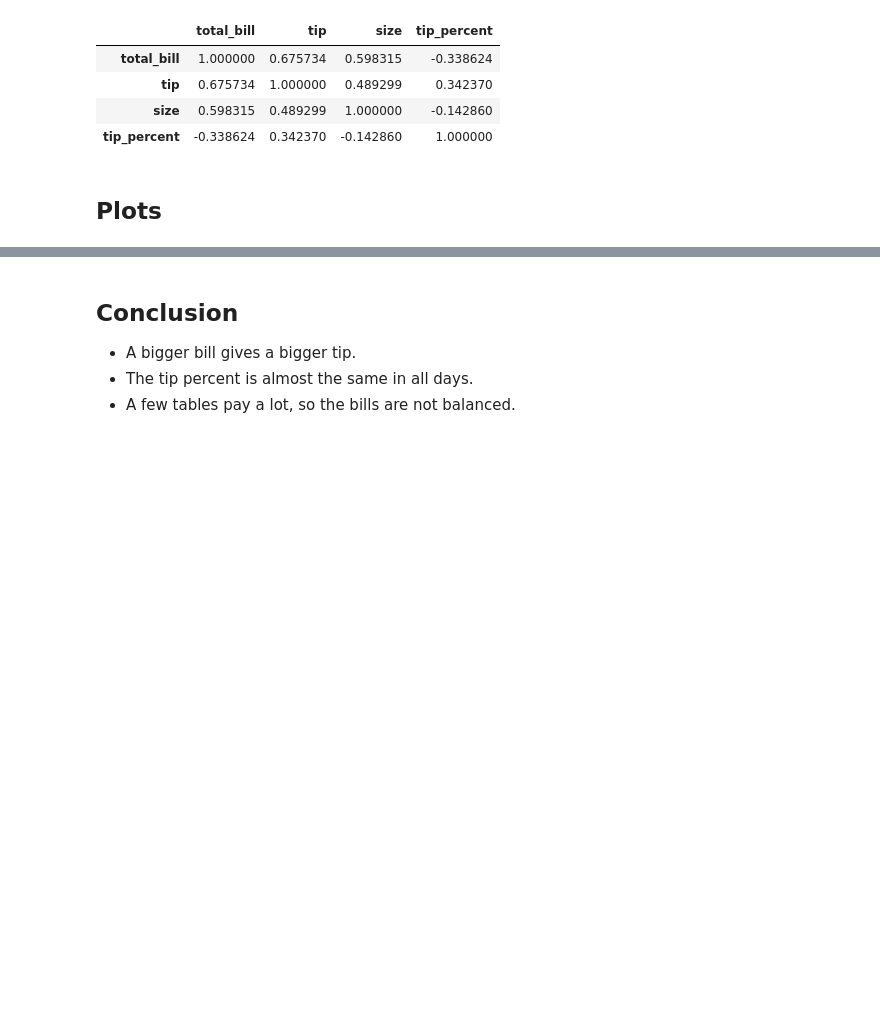
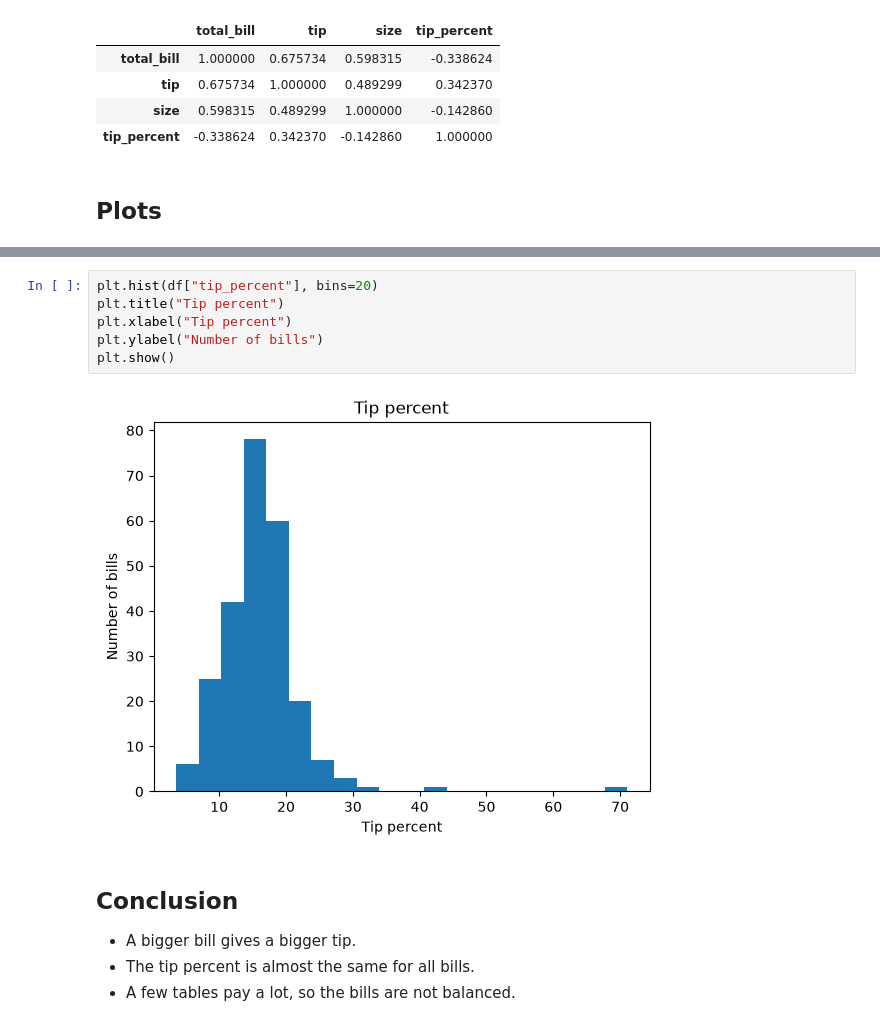
Before and after one commit to sheidashahreki/Data_Analysis_Tasks, a Jupyter notebook: Tips_Analysis.ipynb, the cells around one changed output, grey strips where cells are left out. Saved outputs shown, nothing was run; the diff lists cells and outputs as text; blank space fills up the shorter version.

```diff
--- a/Tips_Analysis.ipynb
+++ b/Tips_Analysis.ipynb
@@ -220,6 +231,14 @@ fig.show()
+# %%
+plt.hist(df["tip_percent"], bins=20)
+plt.title("Tip percent")
+plt.xlabel("Tip percent")
+plt.ylabel("Number of bills")
+plt.show()
+# %% [output]
+[figure, added]
 # %% [markdown]
 ## Conclusion
 
 - A bigger bill gives a bigger tip.
-- The tip percent is almost the same in all days.
+- The tip percent is almost the same for all bills.
 - A few tables pay a lot, so the bills are not balanced.
```
Also changed, not shown: parts of 14 cells of this notebook.
